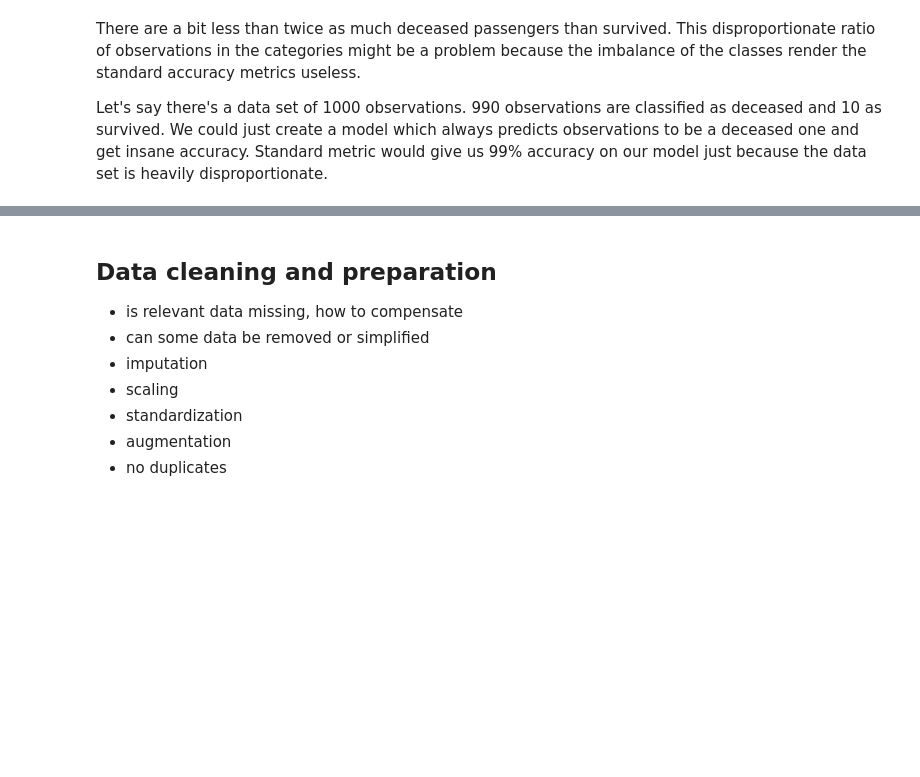
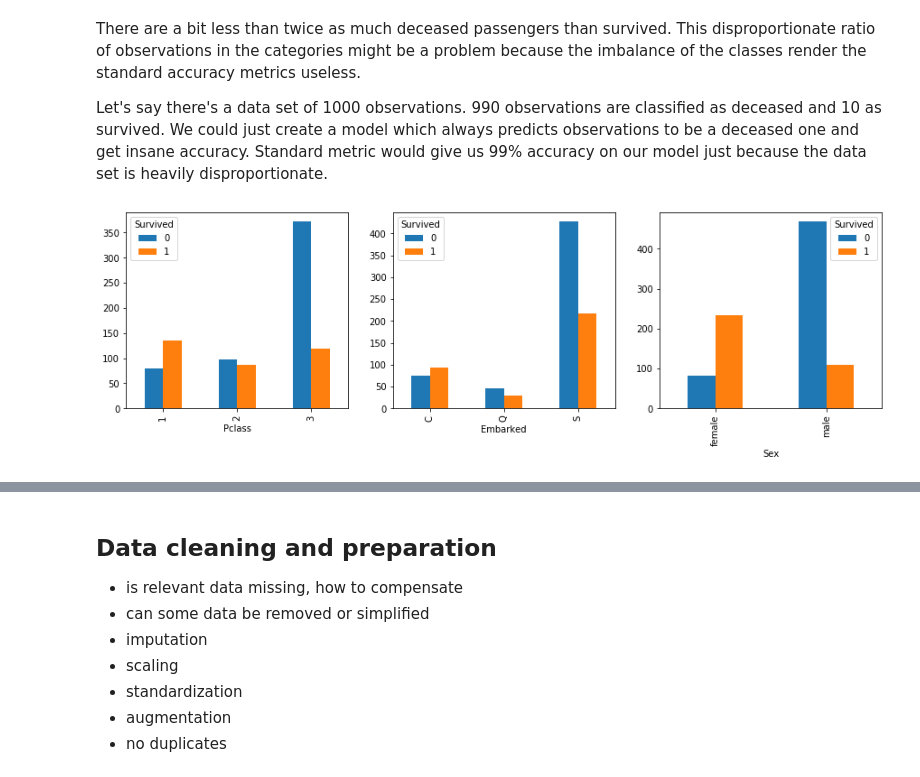
Before and after one commit to laaksonel/machine-learning, a Jupyter notebook: titanic/Titanic.ipynb, the cells around one changed output, grey strips where cells are left out. Cells and saved outputs as stored; diff of their text form; code cells hidden in the pictures; blank space fills up the shorter version.

Commit message:
Visualizations of categorical features

```diff
--- a/titanic/Titanic.ipynb
+++ b/titanic/Titanic.ipynb
@@ -152,3 +157,13 @@ This disproportionate ratio of observations in the categories might be a problem
 Let's say there's a data set of 1000 observations. 990 observations are classified as deceased and 10 as survived.
 We could just create a model which always predicts observations to be a deceased one and get insane accuracy.
 Standard metric would give us 99% accuracy on our model just because the data set is heavily disproportionate.
+# %%
+def survival_visualization(feature, axis):
+    pd.crosstab(index=feature, columns=train_data.Survived).plot.bar(ax=axis)
+
+fig, axes = plt.subplots(nrows=1, ncols=3, figsize=(15,4))
+survival_visualization(train_data.Pclass, axes[0])
+survival_visualization(train_data.Embarked, axes[1])
+survival_visualization(train_data.Sex, axes[2])
+# %% [output]
+[figure, added]
```
Also changed, not shown: parts of 8 cells of this notebook.
